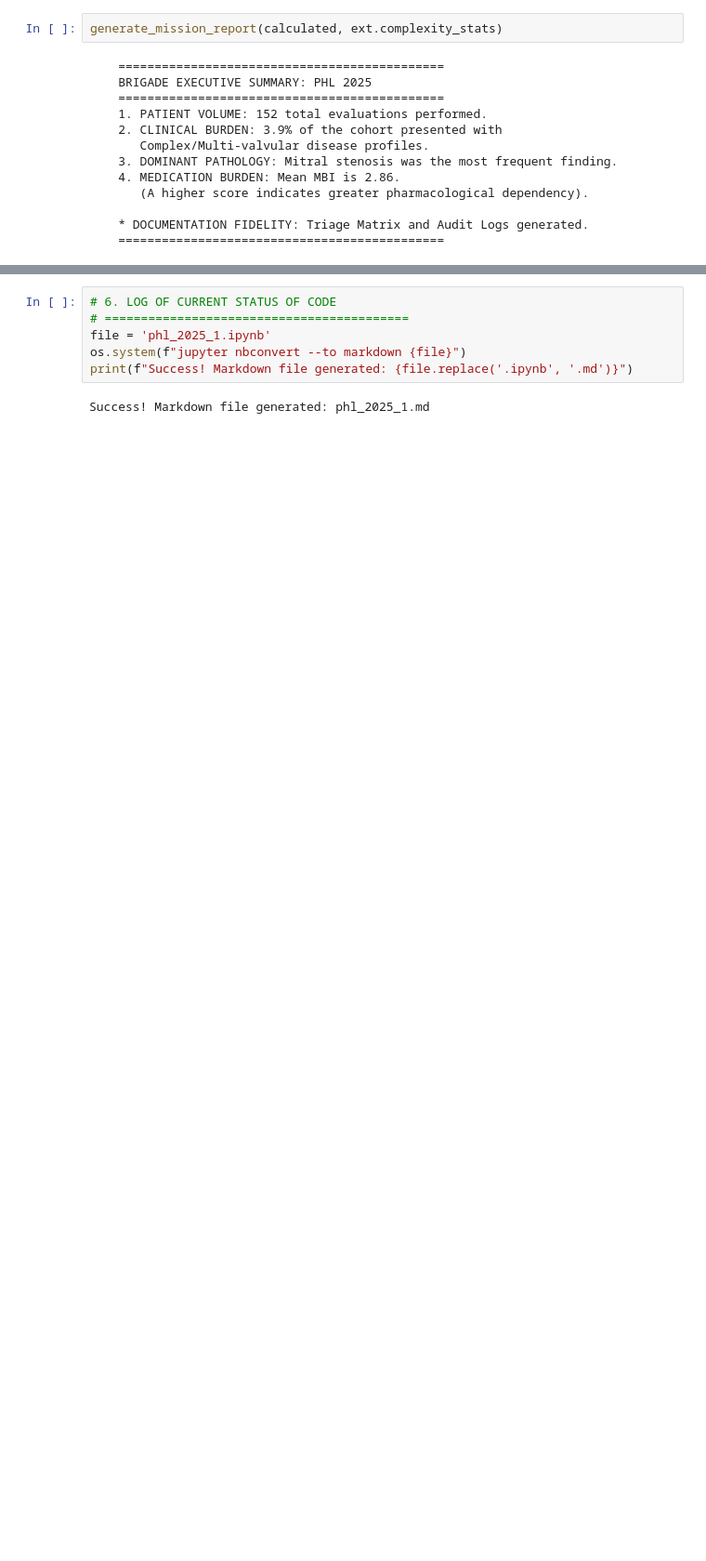
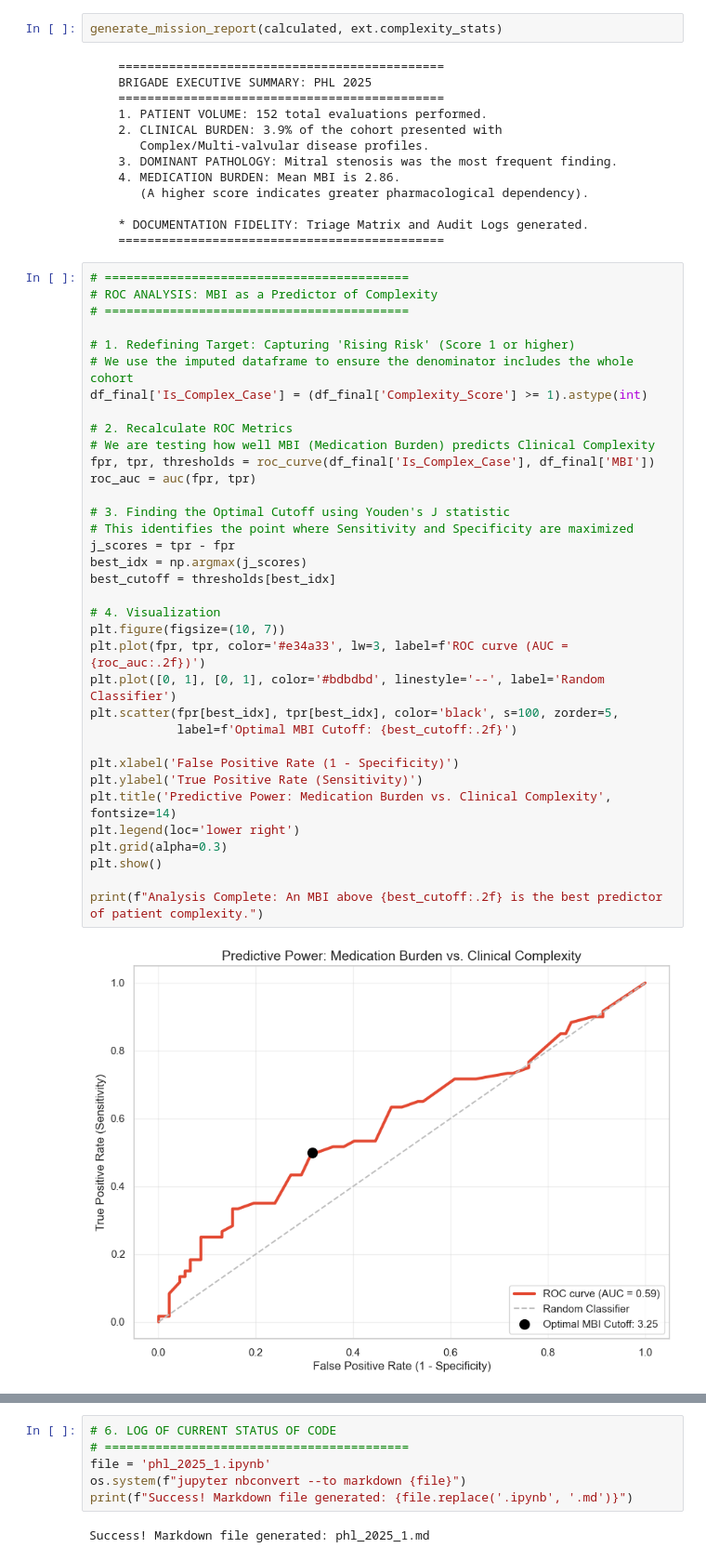
Before and after one commit to enrodri/phl_2025, a Jupyter notebook: phl_2025_1.ipynb, the cells around one changed output, grey strips where cells are left out. Shown: that part at 93% size. Drawn from its saved outputs; the diff is of its cells as text; blank space fills up the shorter version.

```diff
--- a/phl_2025_1.ipynb
+++ b/phl_2025_1.ipynb
@@ -840,3 +997,40 @@ generate_mission_report(calculated, ext.complexity_stats)
 
     * DOCUMENTATION FIDELITY: Triage Matrix and Audit Logs generated.
     =============================================
+# %%
+# ==========================================
+# ROC ANALYSIS: MBI as a Predictor of Complexity
+# ==========================================
+
+# 1. Redefining Target: Capturing 'Rising Risk' (Score 1 or higher)
+# We use the imputed dataframe to ensure the denominator includes the whole cohort
+df_final['Is_Complex_Case'] = (df_final['Complexity_Score'] >= 1).astype(int)
+
+# 2. Recalculate ROC Metrics
+# We are testing how well MBI (Medication Burden) predicts Clinical Complexity
+fpr, tpr, thresholds = roc_curve(df_final['Is_Complex_Case'], df_final['MBI'])
+roc_auc = auc(fpr, tpr)
+
+# 3. Finding the Optimal Cutoff using Youden's J statistic
+# This identifies the point where Sensitivity and Specificity are maximized
+j_scores = tpr - fpr
+best_idx = np.argmax(j_scores)
+best_cutoff = thresholds[best_idx]
+
+# 4. Visualization
+plt.figure(figsize=(10, 7))
+plt.plot(fpr, tpr, color='#e34a33', lw=3, label=f'ROC curve (AUC = {roc_auc:.2f})')
+plt.plot([0, 1], [0, 1], color='#bdbdbd', linestyle='--', label='Random Classifier')
+plt.scatter(fpr[best_idx], tpr[best_idx], color='black', s=100, zorder=5,
+            label=f'Optimal MBI Cutoff: {best_cutoff:.2f}')
+
+plt.xlabel('False Positive Rate (1 - Specificity)')
+plt.ylabel('True Positive Rate (Sensitivity)')
+plt.title('Predictive Power: Medication Burden vs. Clinical Complexity', fontsize=14)
+plt.legend(loc='lower right')
+plt.grid(alpha=0.3)
+plt.show()
+
+print(f"Analysis Complete: An MBI above {best_cutoff:.2f} is the best predictor of patient complexity.")
+# %% [output]
+[figure, added]
```
Also changed, not shown: parts of 10 cells of this notebook, 6 other files.
